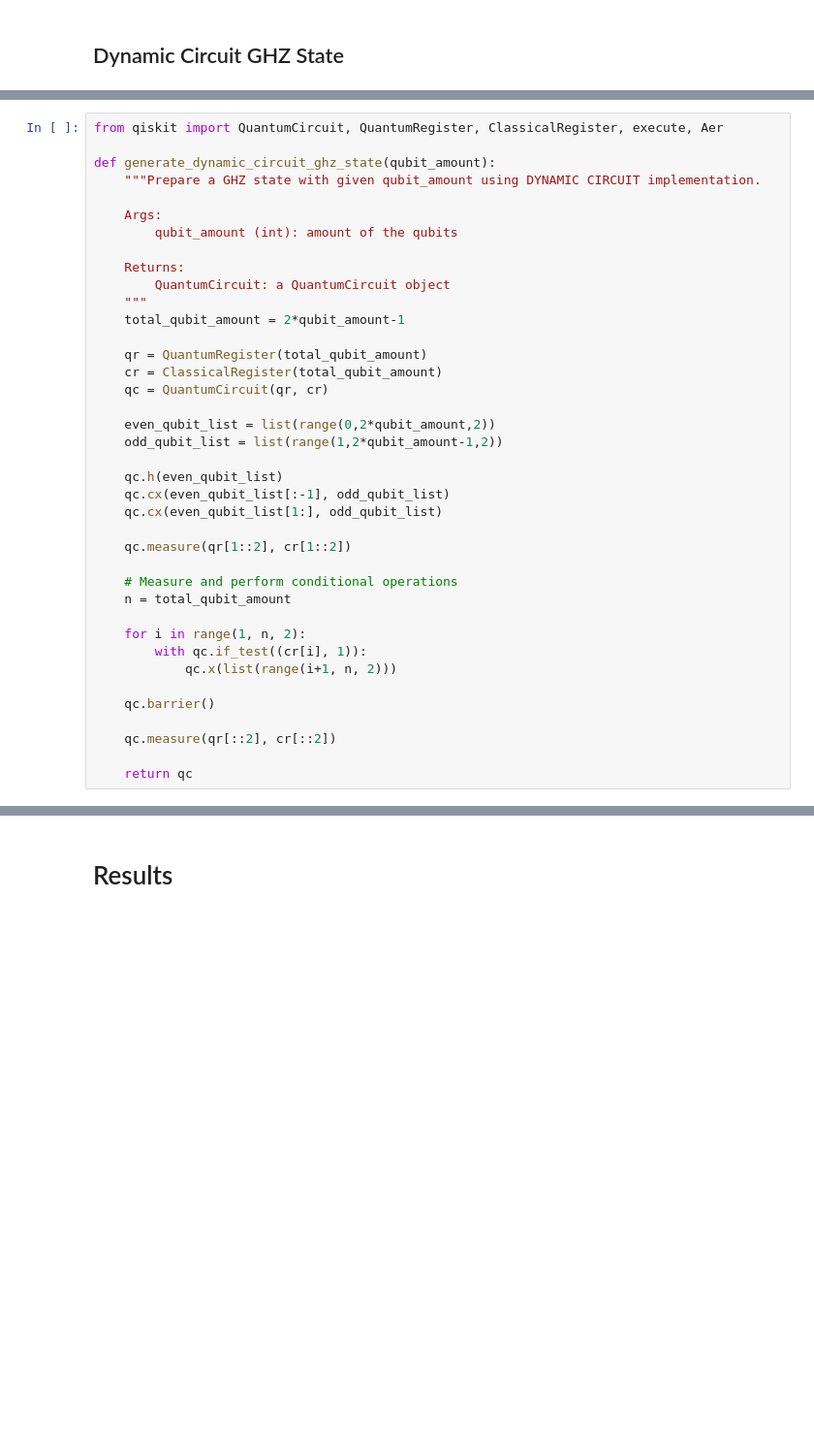
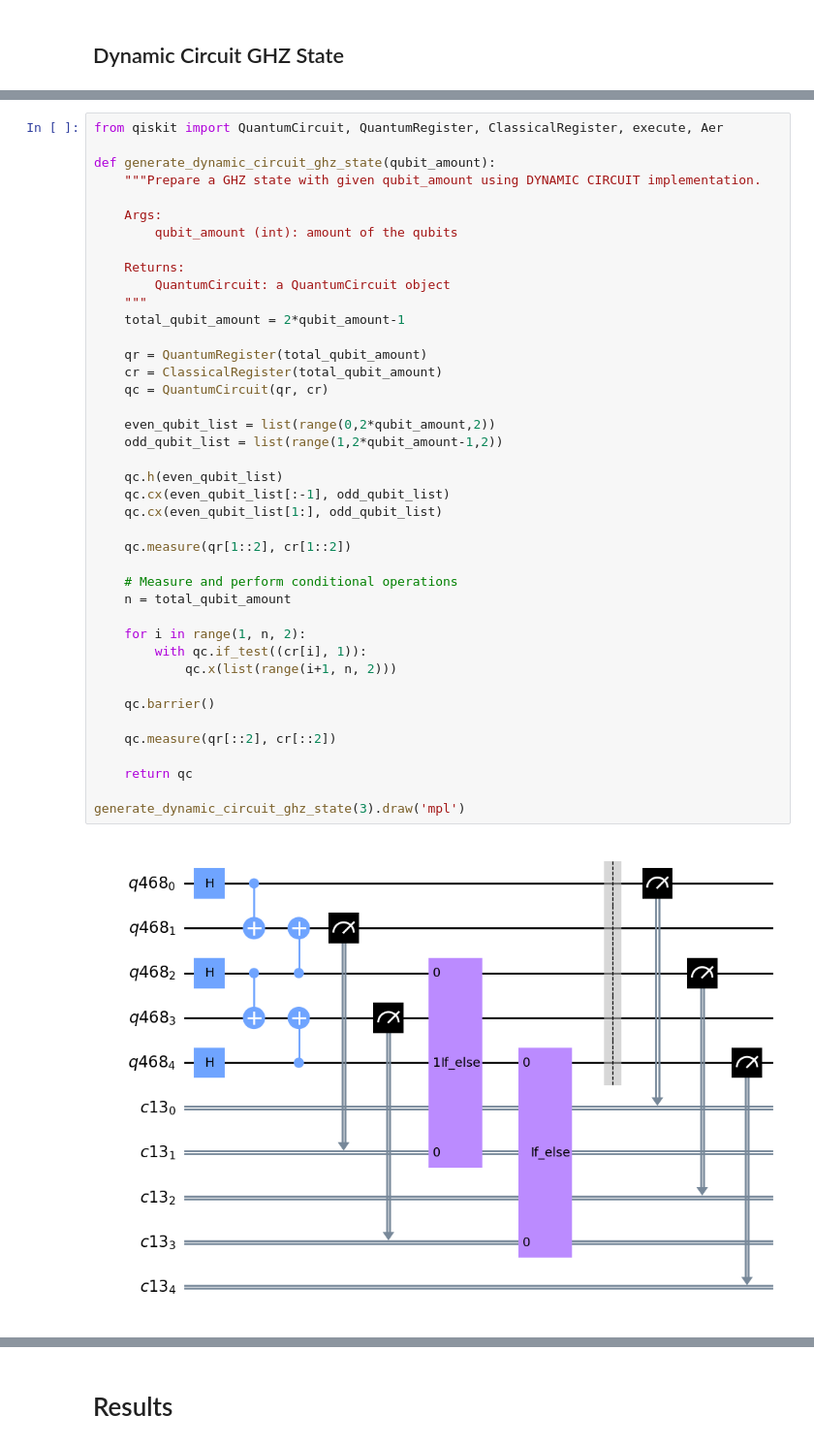
Before and after one commit to chuuuing/qiskit-hack, a Jupyter notebook: submission.ipynb, the cells around one changed output, grey strips where cells are left out. Shown at 97% size. Cells and saved outputs as stored; diff of their text form; blank space fills up the shorter version.

```diff
--- a/submission.ipynb
+++ b/submission.ipynb
@@ -85,30 +85,34 @@ def generate_dynamic_circuit_ghz_state(qubit_amount):
     Returns:
         QuantumCircuit: a QuantumCircuit object
     """
     total_qubit_amount = 2*qubit_amount-1
 
     qr = QuantumRegister(total_qubit_amount)
     cr = ClassicalRegister(total_qubit_amount)
     qc = QuantumCircuit(qr, cr)
 
     even_qubit_list = list(range(0,2*qubit_amount,2))
     odd_qubit_list = list(range(1,2*qubit_amount-1,2))
 
     qc.h(even_qubit_list)
     qc.cx(even_qubit_list[:-1], odd_qubit_list)
     qc.cx(even_qubit_list[1:], odd_qubit_list)
 
     qc.measure(qr[1::2], cr[1::2])
 
     # Measure and perform conditional operations
     n = total_qubit_amount
 
     for i in range(1, n, 2):
         with qc.if_test((cr[i], 1)):
             qc.x(list(range(i+1, n, 2)))
 
     qc.barrier()
 
     qc.measure(qr[::2], cr[::2])
 
     return qc
+
+generate_dynamic_circuit_ghz_state(3).draw('mpl')
+# %% [output]
+[figure, added]
```
Also changed, not shown: parts of 19 cells of this notebook.
